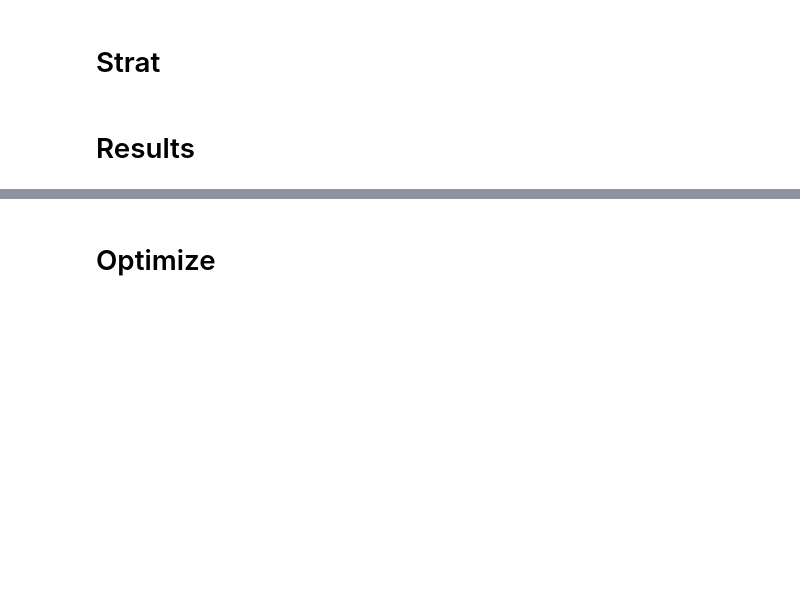
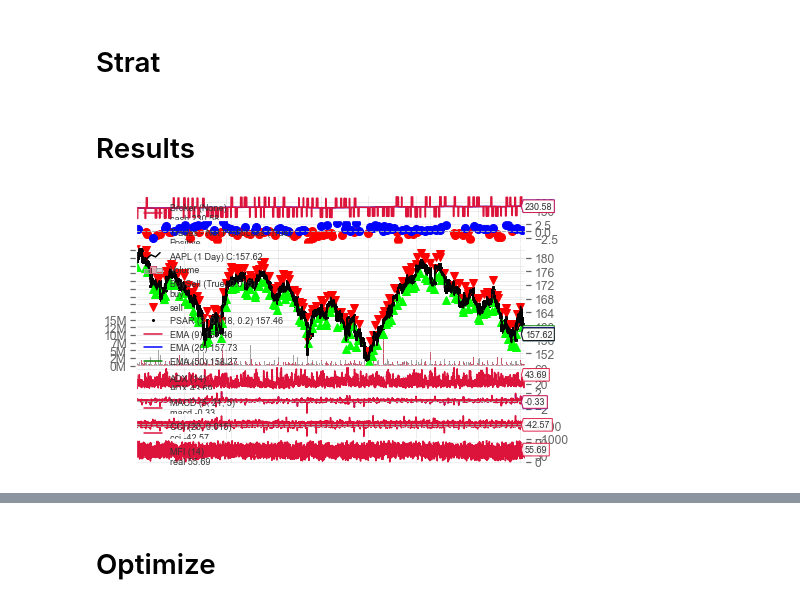
Before and after one commit to jamesfulford/biggest-losers, a Jupyter notebook: src/strat/apples/Apples_Backtest_Detail.ipynb, the cells around one changed output, grey strips where cells are left out. Saved outputs shown, nothing was run; the diff lists cells and outputs as text; code cells hidden in the pictures; blank space fills up the shorter version.

```diff
--- a/src/strat/apples/Apples_Backtest_Detail.ipynb
+++ b/src/strat/apples/Apples_Backtest_Detail.ipynb
@@ -229,58 +254,12 @@ class MyStrategy(bt.Strategy):
 # %% [markdown]
 # Results
 # %%
-def run_backtest(strategy, symbol: str, start: str, end: str, params, timeframe=TimeFrame.Minute, cash=10000):
-  cerebro = bt.Cerebro(stdstats=True)
-  cerebro.broker.setcash(cash)
-  cerebro.addstrategy(strategy, **params)
-  cerebro.addanalyzer(bt.analyzers.DrawDown, _name='drawdown')
-  cerebro.addanalyzer(bt.analyzers.TradeAnalyzer, _name='tradeanalyzer')
-  cerebro.addanalyzer(bt.analyzers.AnnualReturn, _name="annualreturn")
-  cerebro.addanalyzer(bt.analyzers.PyFolio, _name='PyFolio')
-  cerebro.adddata(get_data(symbol, timeframe, start, end))
-
-  results = cerebro.run()
-
-  cerebro.plot(iplot=False)
-
-  strat = results[0]
-  return strat
-
 strategy = run_backtest(MyStrategy, "AAPL", "2022-01-01", "2022-05-01",
-  # {'use_cci': 'FOR_ENTRY', 'cci_period': 20, 'cci_factor': 0.015, 'cci_upper': -1000, 'cci_lower': 1000, 'use_macd': 'FOR_ENTRY_AND_EXIT', 'macd_settings': (5, 21, 5), 'use_emacross': 'FOR_ENTRY', 'emas': (9, 20, 50), 'emas_cross_criteria_any_instead_of_all': True, 'emas_any_on_cross_instead_of_while_rightly_ordered': False, 'use_psar': 'FOR_ENTRY', 'psar_af': 0.018, 'psar_afmax': 0.2, 'psar_period': 2, 'use_mfi': 'FOR_ENTRY', 'mfi_upper': 0, 'mfi_lower': 100, 'start_of_morning': datetime.time(9, 32), 'end_of_morning': datetime.time(11, 30), 'start_of_afternoon': datetime.time(14, 30), 'end_of_day': datetime.time(15, 58)}
-  {
-      'use_cci': 'FOR_ENTRY',
-      'cci_period': 20,
-      'cci_factor': 0.015,
-      'cci_upper': -1000,
-      'cci_lower': -100,
-      'use_macd': 'FOR_ENTRY',
-      'macd_settings': (5, 21, 5),
-      'use_emacross': 'FOR_ENTRY',
-      'emas': (9, 20, 50),
-      'emas_cross_criteria_any_instead_of_all': True,
-      'emas_any_on_cross_instead_of_while_rightly_ordered': False,
-      'use_psar': 'FOR_ENTRY',
-      'psar_af': 0.018,
-      'psar_afmax': 0.2,
-      'psar_period': 2,
-      'use_psar_lookback': 'FOR_ENTRY',
-      'psar_lookback_period': 3,
-      'use_mfi': 'FOR_ENTRY',
-      'mfi_upper': 0,
-      'mfi_lower': 100,
-      'use_adx': 'FOR_ENTRY',
-      'adx_period': 14,
-      'adx_min_strength': 20,
-      'use_adx_slope': 'NO',
-      'adx_slope_smoothing_period': 5,
-      'start_of_morning': datetime.time(9, 32),
-      'end_of_morning': datetime.time(11, 30),
-      'start_of_afternoon': datetime.time(14, 30),
-      'end_of_day': datetime.time(15, 58)
-  }
+  { 'use_cci': 'FOR_ENTRY', 'cci_period': 20, 'cci_factor': 0.015, 'cci_upper': -1000, 'cci_lower': -100, 'use_macd': 'FOR_ENTRY', 'macd_settings': (5, 21, 5), 'use_emacross': 'FOR_ENTRY', 'emas': (9, 20, 50), 'emas_cross_criteria_any_instead_of_all': True, 'emas_any_on_cross_instead_of_while_rightly_ordered': False, 'use_psar': 'FOR_ENTRY', 'psar_af': 0.018, 'psar_afmax': 0.2, 'psar_period': 2, 'use_psar_lookback': 'FOR_ENTRY', 'psar_lookback_period': 3, 'use_mfi': 'FOR_ENTRY', 'mfi_upper': 0, 'mfi_lower': 100, 'use_adx': 'FOR_ENTRY', 'adx_period': 14, 'adx_min_strength': 20, 'use_adx_slope': 'NO', 'adx_slope_smoothing_period': 5, 'start_of_morning': datetime.time(9, 32), 'end_of_morning': datetime.time(11, 30), 'start_of_afternoon': datetime.time(14, 30), 'end_of_day': datetime.time(15, 58)}
   , cash=200, timeframe=TimeFrame(1, TimeFrameUnit.Minute)
 )
+# %% [output]
+[figure, added]
 # %%
 annual_returns = strategy.analyzers.annualreturn.get_analysis()
 analysis = strategy.analyzers.tradeanalyzer.get_analysis()
```
Also changed, not shown: parts of 6 cells of this notebook.
